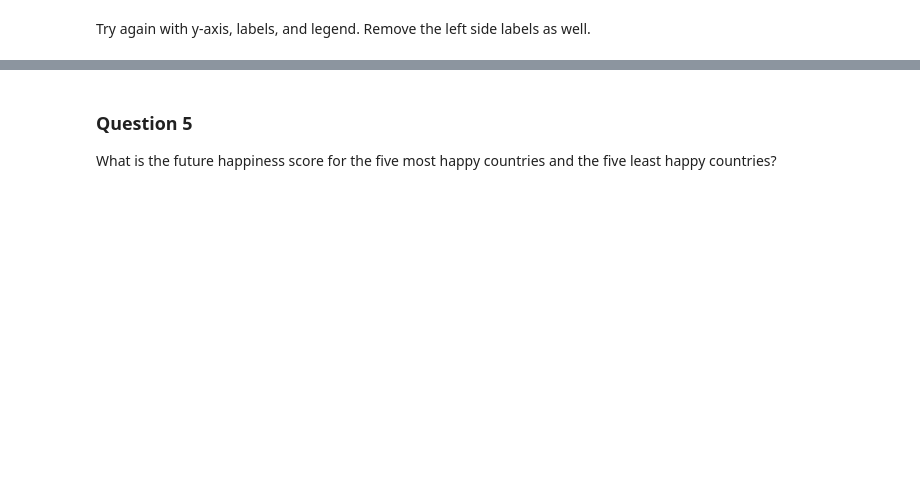
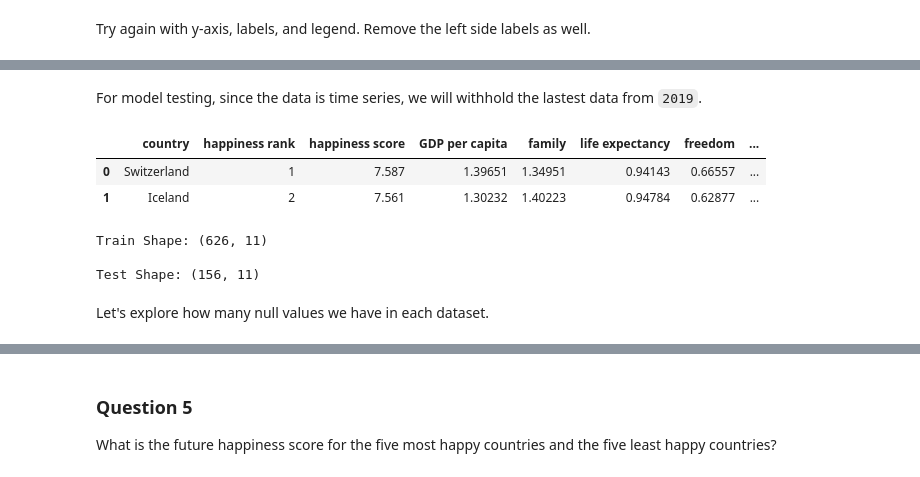
Before and after one commit to Benjaminnnnnn/CSE-163-FINAL-PROJECT, a Jupyter notebook: World_Happiness_Analysis.ipynb, the cells around one changed output, grey strips where cells are left out. Saved outputs shown, nothing was run; the diff lists cells and outputs as text; code cells hidden in the pictures; blank space fills up the shorter version.

```diff
--- a/World_Happiness_Analysis.ipynb
+++ b/World_Happiness_Analysis.ipynb
@@ -661,6 +661,14 @@ annotations=[]
 for country, color in zip(happy_five, colors):
   df = happy_overall[(happy_overall['country']) == country]
   y_data = df['happiness score'].tolist()
+  '''
+  # labeling the left_side of the plot
+  annotations.append(dict(xref='paper', x=0.05, y=y_data[0],
+                          xanchor='right', yanchor='middle',
+                          text='{0:.2f}'.format(y_data[0]),
+                          font=dict(size=9, color=color),
+                          showarrow=False))
+                          '''
   # labeling the right_side of the plot
   annotations.append(dict(xref='paper', x=0.95, y=y_data[4],
                           xanchor='left', yanchor='middle',
@@ -796,0 +821,17 @@ What are some measures that contribute to a higher happiness score? And what are
+# %% [markdown]
+For model testing, since the data is time series, we will withhold the lastest data from `2019`.
+# %%
+labeled_data = []
+
+for i in range(2015, 2020):
+    data = happiness_data[happiness_data['year'] == i].copy()
+    mean = data['happiness score'].mean()
+    data['label'] = data['happiness score'].apply(lambda x: -1 if x < mean else 1)
+    labeled_data.append(data)
+
+labeled_data = pd.concat(labeled_data)
+labeled_data.head(2)
+# %% [output]
+|  | country | happiness rank | happiness score | GDP per capita | family | life expectancy | freedom | ... |
+| 0 | Switzerland | 1 | 7.587 | 1.39651 | 1.34951 | 0.94143 | 0.66557 | ... |
+| 1 | Iceland | 2 | 7.561 | 1.30232 | 1.40223 | 0.94784 | 0.62877 | ... |
@@ -796,0 +845,10 @@ What are some measures that contribute to a higher happiness score? And what are
+# %%
+print('Train Shape:', train.shape)
+print()
+print('Test Shape:', test.shape)
+# %% [output]
+Train Shape: (626, 11)
+
+Test Shape: (156, 11)
+# %% [markdown]
+Let's explore how many null values we have in each dataset.
```
Also changed, not shown: parts of 35 cells of this notebook.
